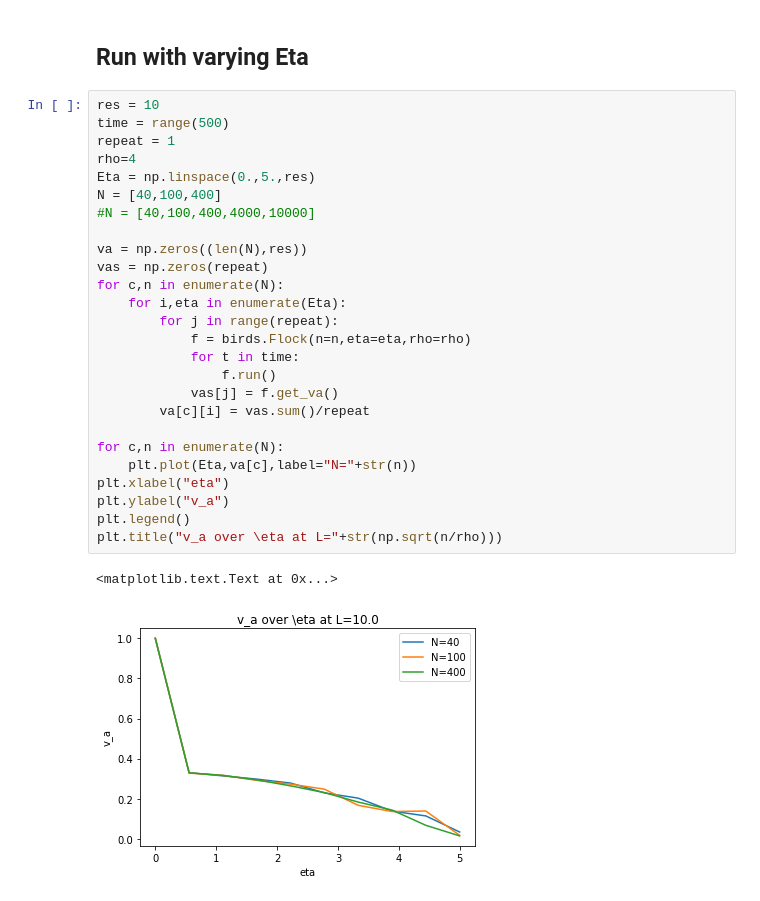
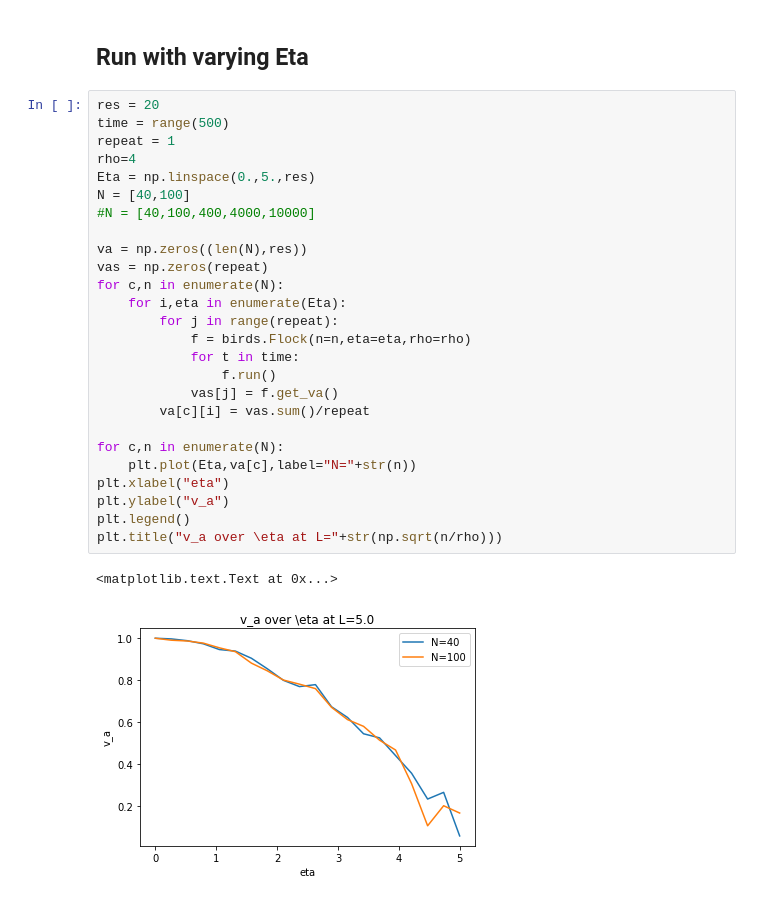
Before and after one commit to mismosmi/idea2birds, a Jupyter notebook: src/evaluate.ipynb, the cells around one changed output. Saved outputs shown, nothing was run; the diff lists cells and outputs as text.

Commit message:
graphs for change of density and angle

```diff
--- a/src/evaluate.ipynb
+++ b/src/evaluate.ipynb
@@ -38,31 +38,31 @@ HTML(animation.to_html5_video())
 # %% [markdown]
 ## Run with varying Eta
 # %%
-res = 10
+res = 20
 time = range(500)
 repeat = 1
 rho=4
 Eta = np.linspace(0.,5.,res)
-N = [40,100,400]
+N = [40,100]
 #N = [40,100,400,4000,10000]
 
 va = np.zeros((len(N),res))
 vas = np.zeros(repeat)
 for c,n in enumerate(N):
     for i,eta in enumerate(Eta):
         for j in range(repeat):
             f = birds.Flock(n=n,eta=eta,rho=rho)
             for t in time:
                 f.run()
             vas[j] = f.get_va()
         va[c][i] = vas.sum()/repeat
 
 for c,n in enumerate(N):
     plt.plot(Eta,va[c],label="N="+str(n))
 plt.xlabel("eta")
 plt.ylabel("v_a")
 plt.legend()
 plt.title("v_a over \eta at L="+str(np.sqrt(n/rho)))
 # %% [output]
 <matplotlib.text.Text at 0x...>
-[figure, old version]
+[figure, new version]
```
Also changed, not shown: parts of 5 cells of this notebook.
